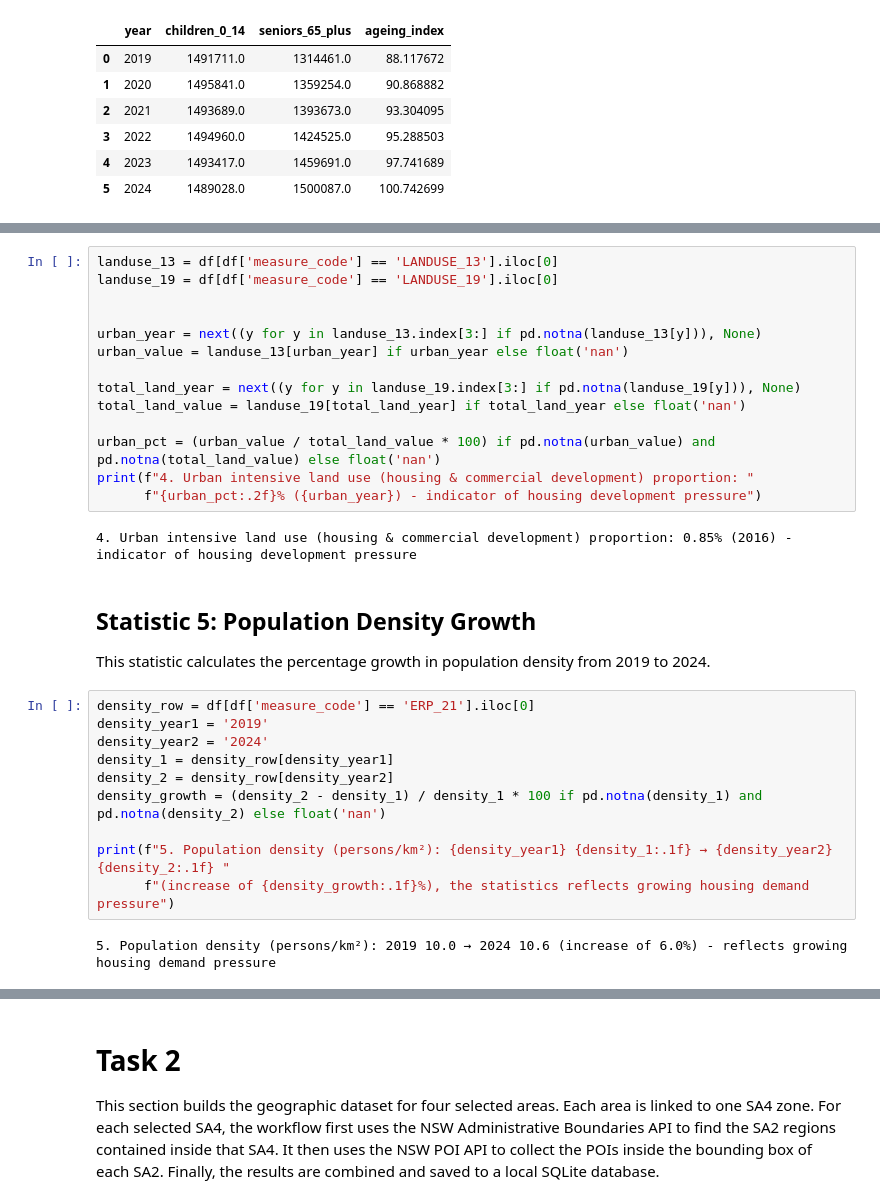
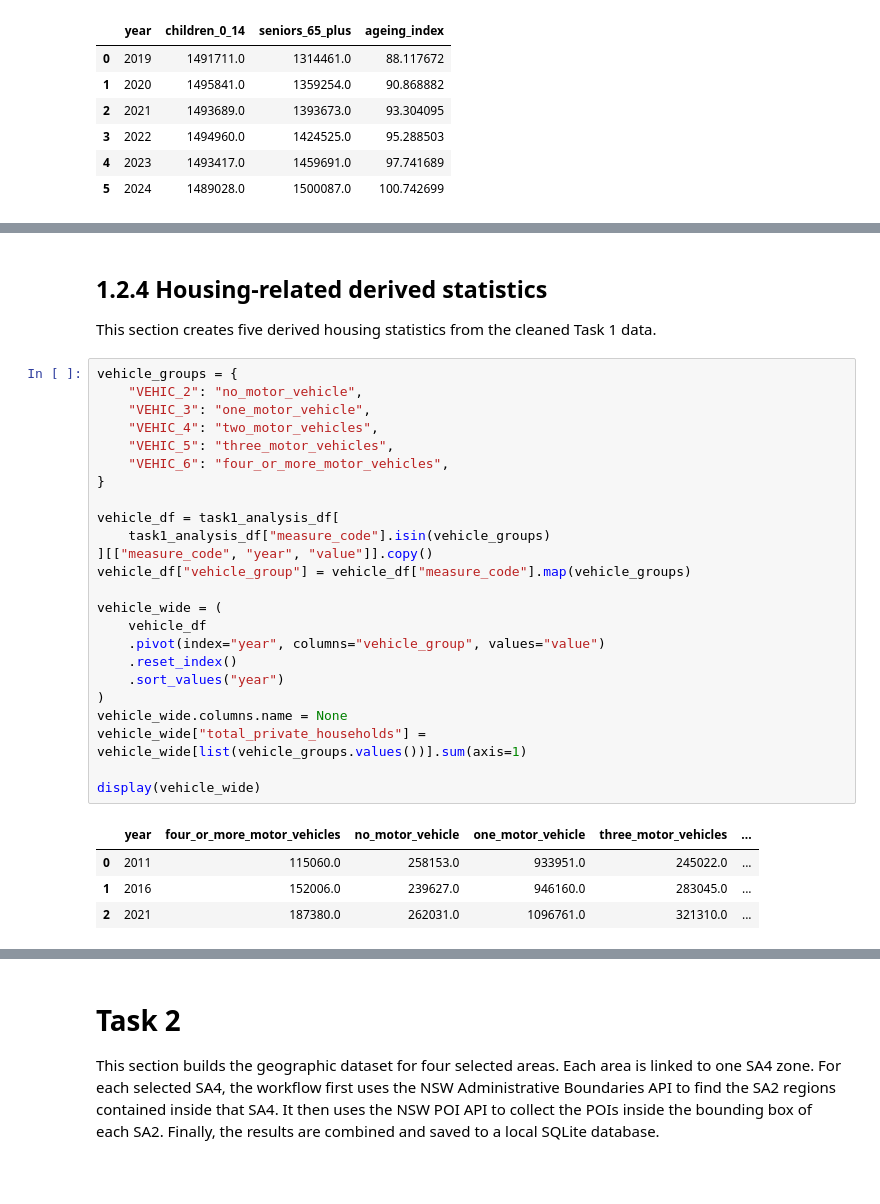
Before and after one commit to felix971/DATA2001_G56, a Jupyter notebook: data2001-版本2.ipynb, the cells around one changed output, grey strips where cells are left out. Saved outputs shown, nothing was run; the diff lists cells and outputs as text; blank space fills up the shorter version.

```diff
--- a/data2001-版本2.ipynb
+++ b/data2001-版本2.ipynb
@@ -964,32 +892,32 @@ This statistic calculates the proportion of land used for urban intensive purpos
-# %%
-landuse_13 = df[df['measure_code'] == 'LANDUSE_13'].iloc[0]
-landuse_19 = df[df['measure_code'] == 'LANDUSE_19'].iloc[0]
-
-
-urban_year = next((y for y in landuse_13.index[3:] if pd.notna(landuse_13[y])), None)
-urban_value = landuse_13[urban_year] if urban_year else float('nan')
-
-total_land_year = next((y for y in landuse_19.index[3:] if pd.notna(landuse_19[y])), None)
-total_land_value = landuse_19[total_land_year] if total_land_year else float('nan')
-
-urban_pct = (urban_value / total_land_value * 100) if pd.notna(urban_value) and pd.notna(total_land_value) else float('nan')
-print(f"4. Urban intensive land use (housing & commercial development) proportion: "
-      f"{urban_pct:.2f}% ({urban_year}) - indicator of housing development pressure")
-# %% [output]
-4. Urban intensive land use (housing & commercial development) proportion: 0.85% (2016) - indicator of housing development pressure
-# %% [markdown]
-## Statistic 5: Population Density Growth
-
-This statistic calculates the percentage growth in population density from 2019 to 2024.
-# %%
-density_row = df[df['measure_code'] == 'ERP_21'].iloc[0]
-density_year1 = '2019'
-density_year2 = '2024'
-density_1 = density_row[density_year1]
-density_2 = density_row[density_year2]
-density_growth = (density_2 - density_1) / density_1 * 100 if pd.notna(density_1) and pd.notna(density_2) else float('nan')
-
-print(f"5. Population density (persons/km²): {density_year1} {density_1:.1f} → {density_year2} {density_2:.1f} "
-      f"(increase of {density_growth:.1f}%), the statistics reflects growing housing demand pressure")
-# %% [output]
-5. Population density (persons/km²): 2019 10.0 → 2024 10.6 (increase of 6.0%) - reflects growing housing demand pressure
+# %% [markdown]
+## 1.2.4 Housing-related derived statistics
+This section creates five derived housing statistics from the cleaned Task 1 data.
+# %%
+vehicle_groups = {
+    "VEHIC_2": "no_motor_vehicle",
+    "VEHIC_3": "one_motor_vehicle",
+    "VEHIC_4": "two_motor_vehicles",
+    "VEHIC_5": "three_motor_vehicles",
+    "VEHIC_6": "four_or_more_motor_vehicles",
+}
+
+vehicle_df = task1_analysis_df[
+    task1_analysis_df["measure_code"].isin(vehicle_groups)
+][["measure_code", "year", "value"]].copy()
+vehicle_df["vehicle_group"] = vehicle_df["measure_code"].map(vehicle_groups)
+
+vehicle_wide = (
+    vehicle_df
+    .pivot(index="year", columns="vehicle_group", values="value")
+    .reset_index()
+    .sort_values("year")
+)
+vehicle_wide.columns.name = None
+vehicle_wide["total_private_households"] = vehicle_wide[list(vehicle_groups.values())].sum(axis=1)
+
+display(vehicle_wide)
+# %% [output]
+|  | year | four_or_more_motor_vehicles | no_motor_vehicle | one_motor_vehicle | three_motor_vehicles | ... |
+| 0 | 2011 | 115060.0 | 258153.0 | 933951.0 | 245022.0 | ... |
+| 1 | 2016 | 152006.0 | 239627.0 | 946160.0 | 283045.0 | ... |
+| 2 | 2021 | 187380.0 | 262031.0 | 1096761.0 | 321310.0 | ... |
```
Also changed, not shown: parts of 27 cells of this notebook.
